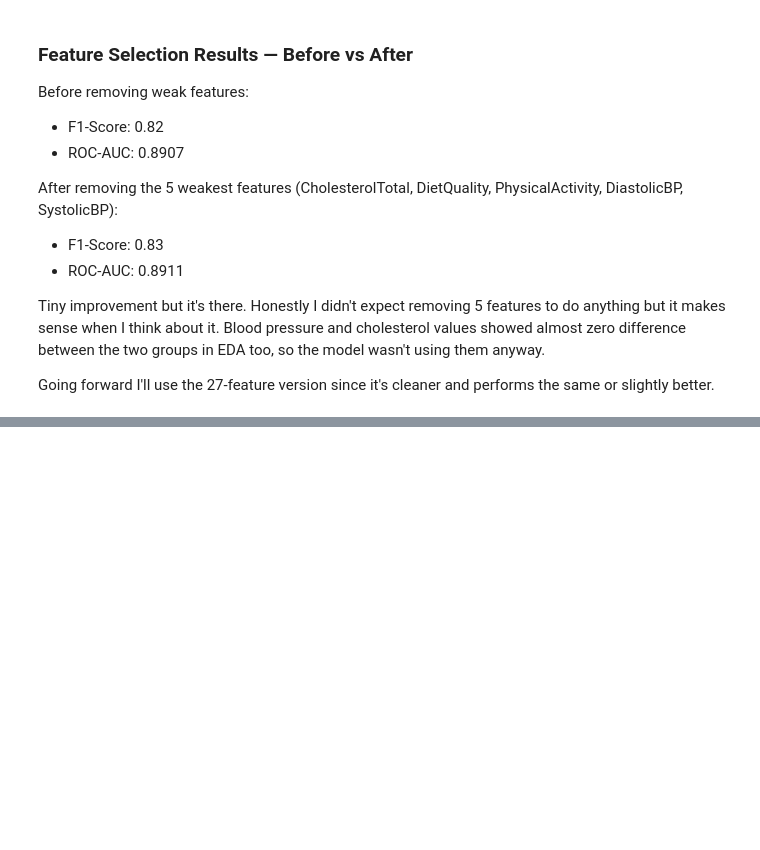
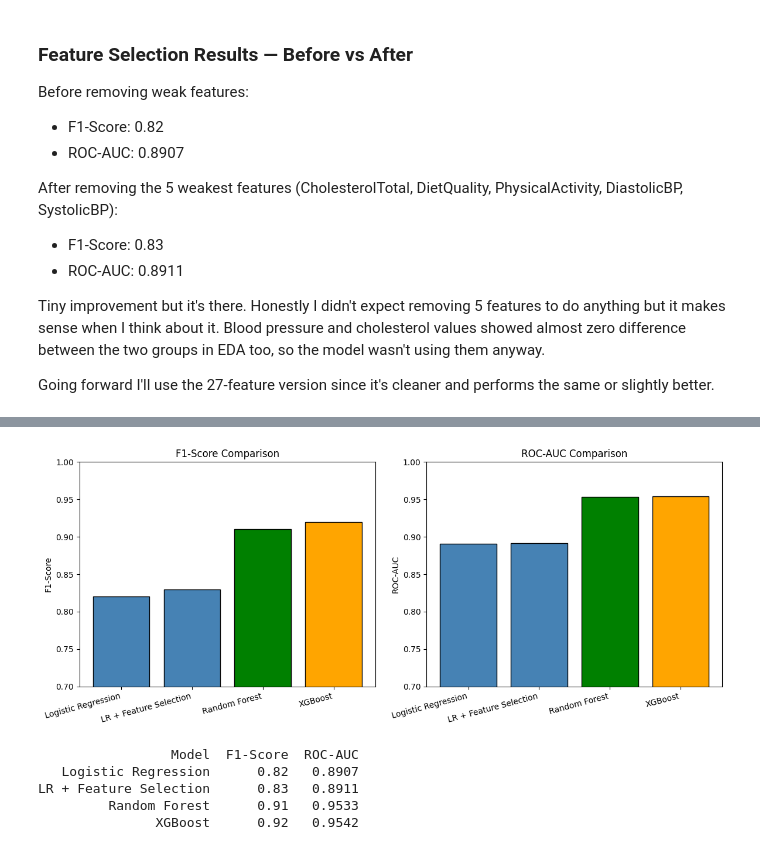
Before and after one commit to Vishaal1409/alzheimers-disease-detection, a Jupyter notebook: alzheimers_disease_detection.ipynb, the cells around one changed output, grey strips where cells are left out. Cells and saved outputs as stored; diff of their text form; code cells hidden in the pictures; blank space fills up the shorter version.

```diff
--- a/alzheimers_disease_detection.ipynb
+++ b/alzheimers_disease_detection.ipynb
@@ -793,0 +915,39 @@ and performs the same or slightly better.
+# %%
+#comparing all three models so far
+results = {
+    'Model': ['Logistic Regression', 'LR + Feature Selection',
+              'Random Forest', 'XGBoost'],
+    'F1-Score': [0.82, 0.83, 0.91, 0.92],
+    'ROC-AUC': [0.8907, 0.8911, 0.9533, 0.9542]
+}
+results_df = pd.DataFrame(results)
+
+fig, axes = plt.subplots(1, 2, figsize=(12, 5))
+
+axes[0].bar(results_df['Model'], results_df['F1-Score'],
+            color=['steelblue','steelblue','green','orange'], edgecolor='black')
+axes[0].set_title('F1-Score Comparison')
+axes[0].set_ylabel('F1-Score')
+axes[0].set_xticks(range(len(results_df['Model'])))
+axes[0].set_xticklabels(results_df['Model'], rotation=15, ha='right')
+axes[0].set_ylim(0.7, 1.0)
+
+axes[1].bar(results_df['Model'], results_df['ROC-AUC'],
+            color=['steelblue','steelblue','green','orange'], edgecolor='black')
+axes[1].set_title('ROC-AUC Comparison')
+axes[1].set_ylabel('ROC-AUC')
+axes[1].set_xticks(range(len(results_df['Model'])))
+axes[1].set_xticklabels(results_df['Model'], rotation=15, ha='right')
+axes[1].set_ylim(0.7, 1.0)
+
+plt.tight_layout()
+plt.show()
+
+print(results_df.to_string(index=False))
+# %% [output]
+[figure, added]
+                 Model  F1-Score  ROC-AUC
+   Logistic Regression      0.82   0.8907
+LR + Feature Selection      0.83   0.8911
+         Random Forest      0.91   0.9533
+               XGBoost      0.92   0.9542
```
Also changed, not shown: parts of 11 cells of this notebook.
